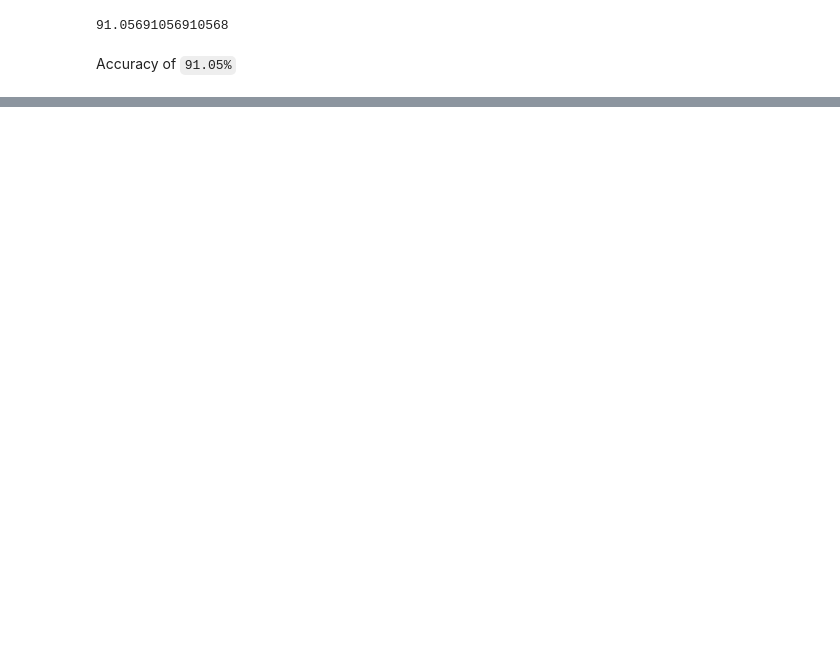
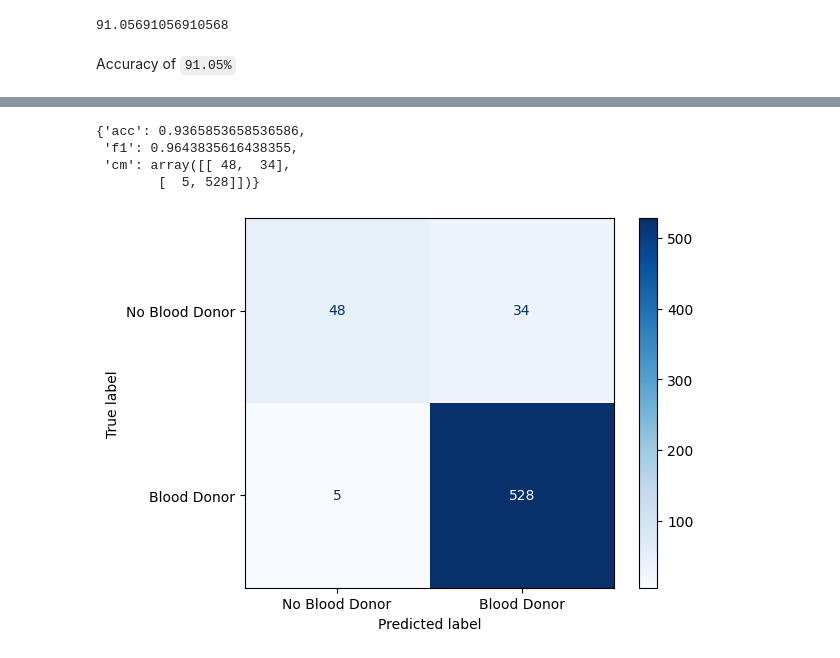
Before and after one commit to jblanco89/ML-Zoomcamp-course, a Jupyter notebook: LogisticRegressionPractice.ipynb, the cells around one changed output, grey strips where cells are left out. Saved outputs shown, nothing was run; the diff lists cells and outputs as text; code cells hidden in the pictures; blank space fills up the shorter version.

```diff
--- a/LogisticRegressionPractice.ipynb
+++ b/LogisticRegressionPractice.ipynb
@@ -268,3 +276,6 @@ acc
 91.05691056910568
 # %% [markdown]
 Accuracy of `91.05%`
+# %%
+f1 = f1_score(y_test, y_test_pred)*100
+f1
@@ -270,0 +371,35 @@ Accuracy of `91.05%`
+# %%
+def eval_metrics(y, y_pred, metrics =['acc', 'f1', 'cm']):
+  results = {}
+  if 'acc' in metrics:
+      y_pred_binary = np.array([1 if value >= 0.5 else 0 for value in y_pred])
+      acc = accuracy_score(y, y_pred_binary)
+      results['acc'] = acc
+  if 'f1' in metrics:
+      f1 = f1_score(y, y_pred_binary, zero_division='warn')
+      results['f1'] = f1
+  if 'precision' in metrics:
+      pre = precision_score(y, y_pred_binary)
+      results['precision'] = pre
+  if 'recall' in metrics:
+      rec = recall_score(y, y_pred_binary)
+      results['recall'] = rec
+  if 'cm' in metrics:
+      cm = confusion_matrix(y, y_pred_binary)
+      disp = ConfusionMatrixDisplay(confusion_matrix=cm,
+                                    display_labels=['No Blood Donor', 'Blood Donor'])
+      disp.plot(cmap=plt.cm.Blues,values_format='g')
+      results['cm'] = cm
+  if 'report' in metrics:
+      report = classification_report(y, y_pred_binary)
+      results['report'] = report
+
+  return results
+# %%
+eval_metrics(y_all,y_pred=y_pred_opt)
+# %% [output]
+{'acc': 0.9365853658536586,
+ 'f1': 0.9643835616438355,
+ 'cm': array([[ 48,  34],
+        [  5, 528]])}
+[figure, added]
```
Also changed, not shown: parts of 13 cells of this notebook.
